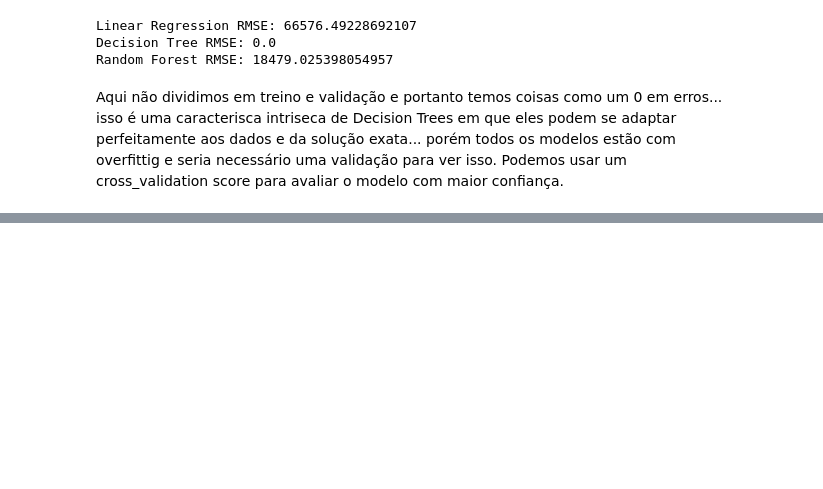
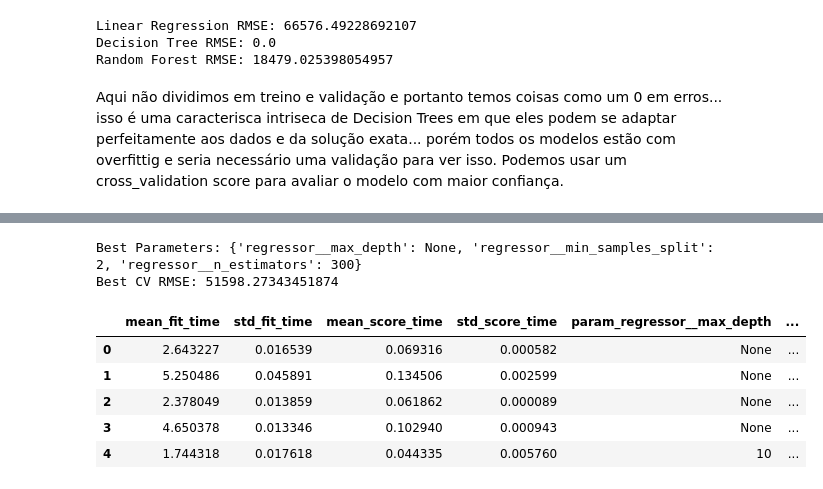
Before and after one commit to DuarteDvv/study, a Jupyter notebook: machine_learning/chapter2.ipynb, the cells around one changed output, grey strips where cells are left out. Cells and saved outputs as stored; diff of their text form; code cells hidden in the pictures; blank space fills up the shorter version.

```diff
--- a/machine_learning/chapter2.ipynb
+++ b/machine_learning/chapter2.ipynb
@@ -698,2 +700,35 @@ Imagine que temos um bom modelo e precisamos otimizar os hiperparâmetros... pod
 # %%
 from sklearn.model_selection import GridSearchCV
+
+param_grid = [
+    {
+    'regressor__n_estimators': [50, 100], # __ é usado para acessar os hiperparâmetros do regressor dentro do pipeline
+    'regressor__max_depth': [None, 10, 20], # Se quisermos acessar valores dentro do pipeline preprocessing seria algo como 'preprocessing__pop_ratio__ratio__column_ratio__feature_names_out'
+    'regressor__min_samples_split': [2, 5], # para acessar os nomes das colunas de saída do pipeline de ratio, por exemplo.
+    },
+    {
+    'regressor__n_estimators': [200, 300],
+    'regressor__max_depth': [None, 30],
+    'regressor__min_samples_split': [2, 5],
+    }
+]
+
+# aqui vamos testar 2*3*2 = 24 combinacoes para o primeiro conjunto de hiperparâmetros e 2*2*2 = 8 combinacoes para o segundo conjunto, totalizando 32 combinacoes.
+# Cada combinação será avaliada usando validação cruzada de 3 folds, o que significa que cada combinação será treinada e avaliada 2 vezes, totalizando 32*2 = 64 treinamentos e avaliações.
+
+grid_search = GridSearchCV(random_forest, param_grid, scoring='neg_root_mean_squared_error', cv=2, n_jobs=-1)
+grid_search.fit(housing, housing_labels)
+
+print("Best Parameters:", grid_search.best_params_)
+print("Best CV RMSE:", -grid_search.best_score_)
+cv_res = pd.DataFrame(grid_search.cv_results_)
+cv_res.head()
+# %% [output]
+Best Parameters: {'regressor__max_depth': None, 'regressor__min_samples_split': 2, 'regressor__n_estimators': 300}
+Best CV RMSE: 51598.27343451874
+|  | mean_fit_time | std_fit_time | mean_score_time | std_score_time | param_regressor__max_depth | ... |
+| 0 | 2.643227 | 0.016539 | 0.069316 | 0.000582 | None | ... |
+| 1 | 5.250486 | 0.045891 | 0.134506 | 0.002599 | None | ... |
+| 2 | 2.378049 | 0.013859 | 0.061862 | 0.000089 | None | ... |
+| 3 | 4.650378 | 0.013346 | 0.102940 | 0.000943 | None | ... |
+| 4 | 1.744318 | 0.017618 | 0.044335 | 0.005760 | 10 | ... |
```
Also changed, not shown: parts of 8 cells of this notebook.
